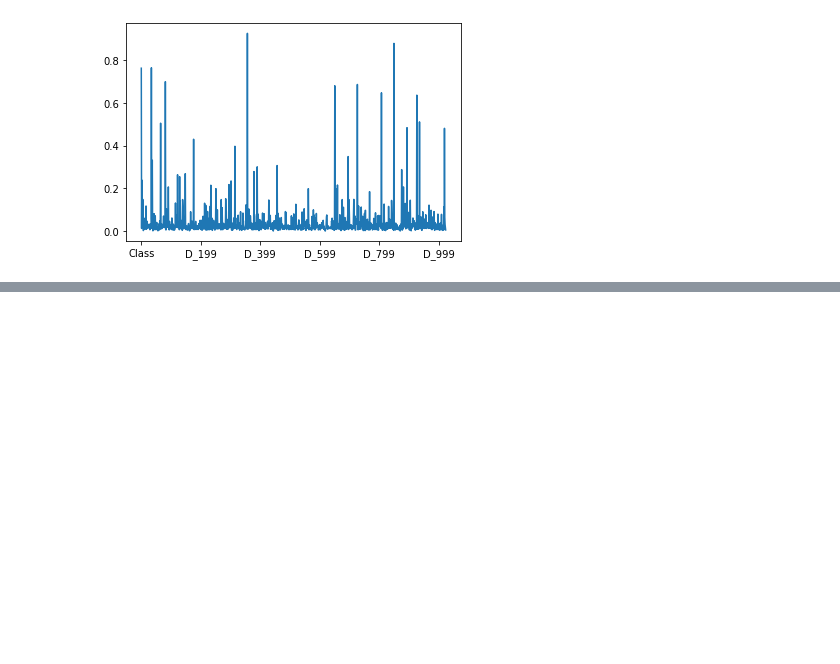
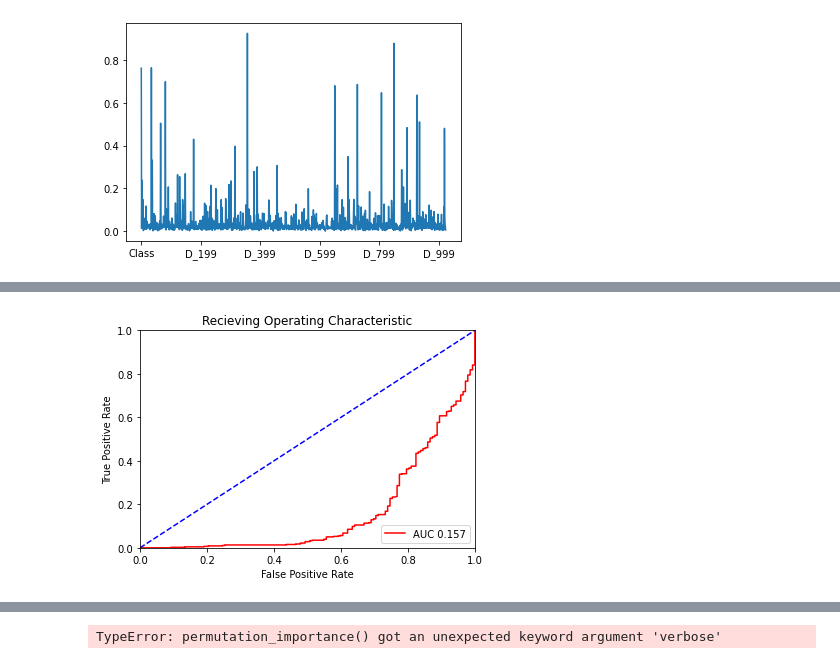
Before and after one commit to PhilipMottershead/CSM6420, a Jupyter notebook: Kaggle-Compettion/Sandbox.ipynb, the cells around one changed output, grey strips where cells are left out. Cells and saved outputs as stored; diff of their text form; code cells hidden in the pictures; blank space fills up the shorter version.

```diff
--- a/Kaggle-Compettion/Sandbox.ipynb
+++ b/Kaggle-Compettion/Sandbox.ipynb
@@ -174,3 +182,10 @@ plot_auc_and_roc(y_test, y_test_prob)
+# %%
+from sklearn.metrics import roc_auc_score, plot_roc_curve
+# only return the probability prediction for class 1
+y_test_prob = clf.predict_proba(X_test)[:,0]
+plot_auc_and_roc(y_test, y_test_prob)
+# %% [output]
+[figure, added]
 # %%
 import graphviz
 from sklearn.tree import export_graphviz
@@ -189,3 +204,17 @@ visualise_tree(clf.estimators_[50])
 # %% [output]
 [drawing not drawn]
 [drawing not drawn]
+# %%
+from sklearn.inspection import permutation_importance
+result = permutation_importance(clf, X_test, y_test, n_repeats=5,
+                                random_state=42, n_jobs=2)
+sorted_idx = result.importances_mean.argsort()
+
+fig, ax = plt.subplots()
+ax.boxplot(result.importances[sorted_idx].T,
+           vert=False, labels=X_test.columns[sorted_idx])
+ax.set_title("Permutation Importances (test set)")
+fig.tight_layout()
+plt.show()
+# %% [output]
+TypeError: permutation_importance() got an unexpected keyword argument 'verbose'
```
Also changed, not shown: parts of 8 cells of this notebook, 13 other files.
